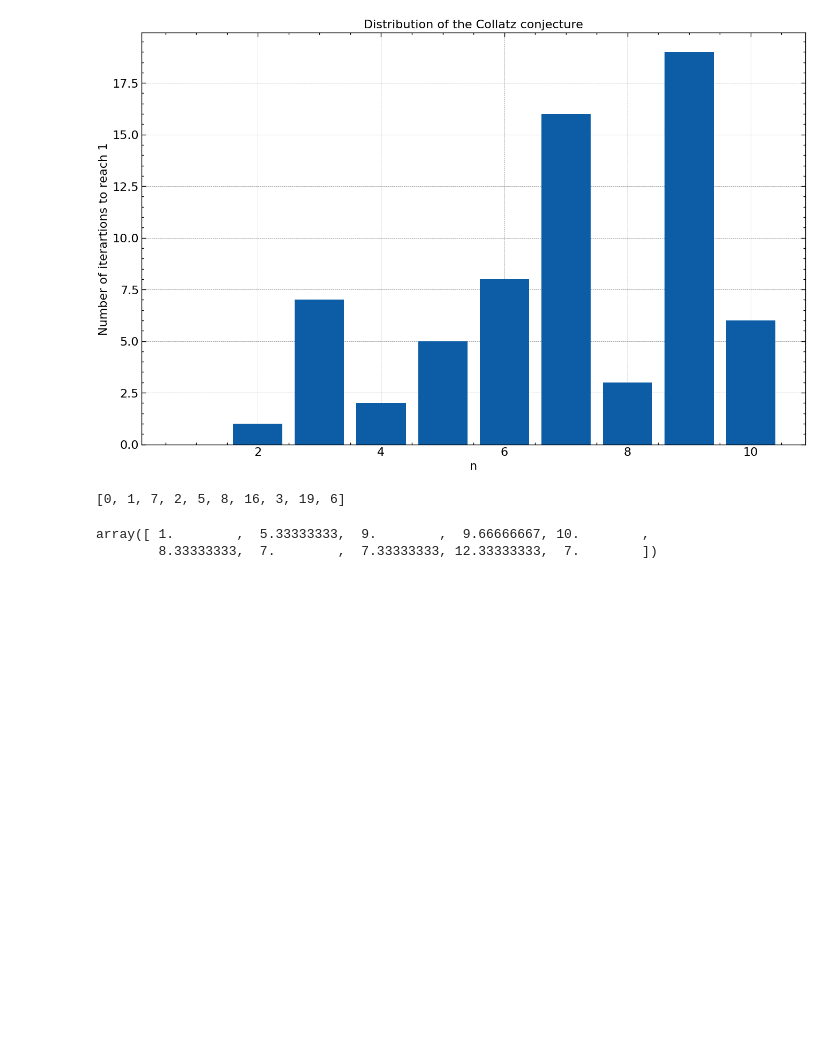
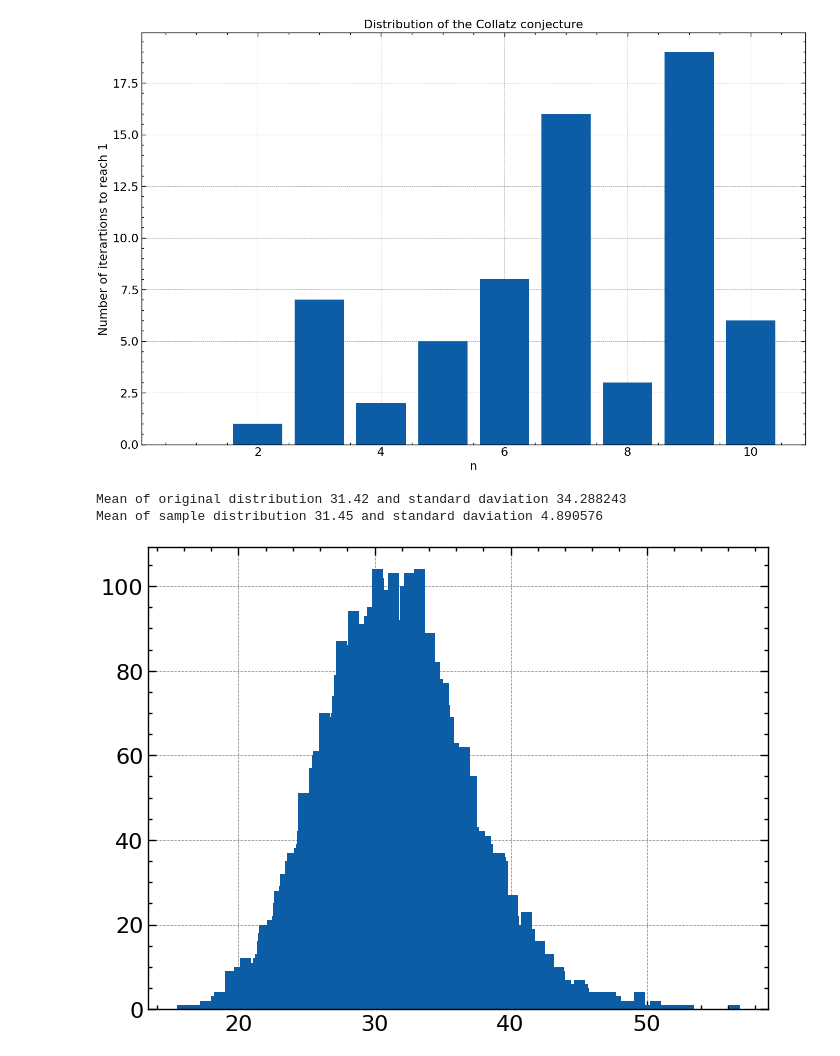
Before and after one commit to Souvik-0612/UnderGrad, a Jupyter notebook: 6th sem/Verification of central limit theorem.ipynb, the cells around one changed output. Saved outputs shown, nothing was run; the diff lists cells and outputs as text; code cells hidden in the pictures; blank space fills up the shorter version.

```diff
--- a/6th sem/Verification of central limit theorem.ipynb
+++ b/6th sem/Verification of central limit theorem.ipynb
@@ -1,6 +0,0 @@
-# %%
-import numpy as np
-import matplotlib.pyplot as plt
-from scipy.integrate import odeint
-import scienceplots
-plt.style.use(['science', 'notebook', 'grid'])
@@ -26,15 +22,33 @@ plt.title('Distribution of the Collatz conjecture')
 plt.show()
 # %% [output]
 [figure]
-# %%
-y
-# %% [output]
-[0, 1, 7, 2, 5, 8, 16, 3, 19, 6]
-# %%
-s = np.random.choice(y, (10, 3))
-S = np.mean(s, axis=1)
-
-S
-# %% [output]
-array([ 1.        ,  5.33333333,  9.        ,  9.66666667, 10.        ,
-        8.33333333,  7.        ,  7.33333333, 12.33333333,  7.        ])
+# %%
+x = np.linspace(1, 100, 100)
+y = [number_of_step(i) for i in x]
+m = np.mean(y)
+sd = np.std(y)
+print(f"Mean of original distribution {m:.2f} and standard daviation {sd:2f}")
+s = np.random.choice(y, (50000, 49))
+S = np.mean(s, axis=1)
+from collections import Counter
+c = Counter(S)
+x = list(c.keys())
+y = list(c.values())
+
+# Mean of S
+M = np.mean(S)
+SD = np.std(S)
+print(f"Mean of sample distribution {M:.2f} and standard daviation {SD:2f}")
+xx = np.linspace(min(x), max(x), 100)
+
+# Gaussian distribution with mean M and standard deviation SD
+# yy = np.exp(-(xx - M)**2/(2*SD**2))/(np.sqrt(2*np.pi)*SD)
+
+#Plotting
+# plt.plot(xx, max(y)*yy, 'r-')
+plt.bar(x, y)
+plt.show()
+# %% [output]
+Mean of original distribution 31.42 and standard daviation 34.288243
+Mean of sample distribution 31.45 and standard daviation 4.890576
+[figure, added]
```
Also changed, not shown: parts of 2 cells of this notebook.
